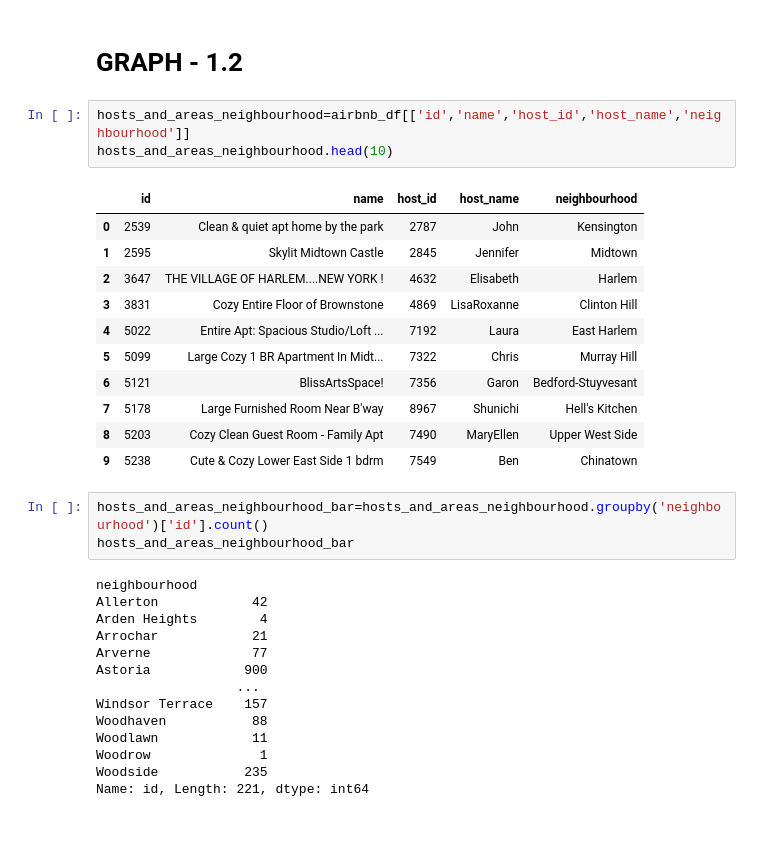
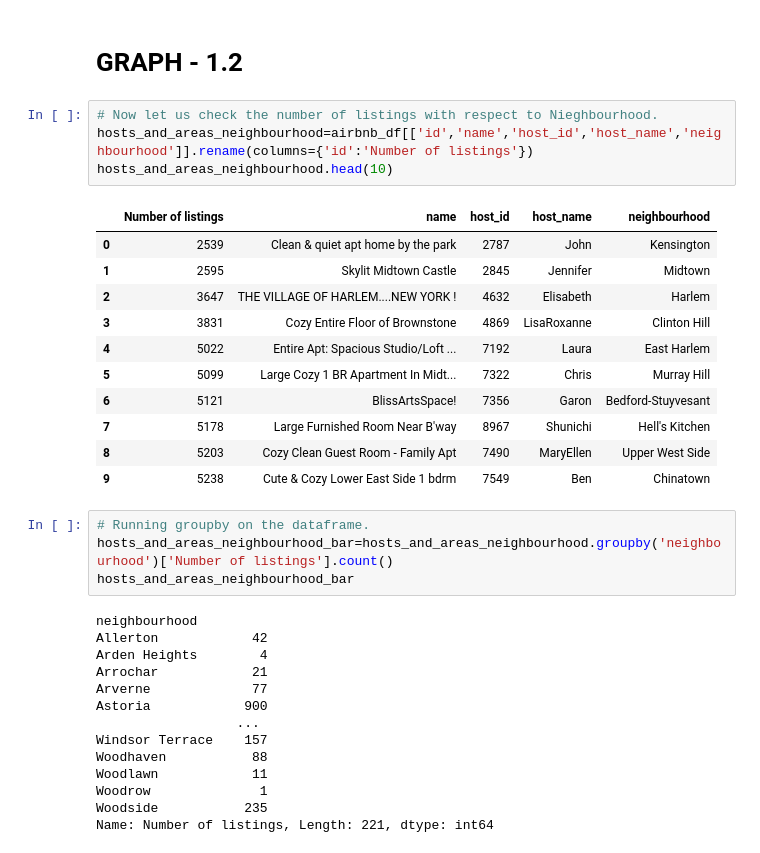
Before and after one commit to 66aadesh/AirBnB-Bookings-EDA, a Jupyter notebook: Copy_of_Airbnb_Bookings_Analysis_Capstone_Project.ipynb, the cells around one changed output. Drawn from its saved outputs; the diff is of its cells as text.

```diff
--- a/Copy_of_Airbnb_Bookings_Analysis_Capstone_Project.ipynb
+++ b/Copy_of_Airbnb_Bookings_Analysis_Capstone_Project.ipynb
@@ -176,10 +204,11 @@ Text(0, 0.5, 'Number of listings')
 # %% [markdown]
 # GRAPH - 1.2
 # %%
-hosts_and_areas_neighbourhood=airbnb_df[['id','name','host_id','host_name','neighbourhood']]
+# Now let us check the number of listings with respect to Nieghbourhood.
+hosts_and_areas_neighbourhood=airbnb_df[['id','name','host_id','host_name','neighbourhood']].rename(columns={'id':'Number of listings'})
 hosts_and_areas_neighbourhood.head(10)
 # %% [output]
-|  | id | name | host_id | host_name | neighbourhood |
+|  | Number of listings | name | host_id | host_name | neighbourhood |
 | 0 | 2539 | Clean & quiet apt home by the park | 2787 | John | Kensington |
 | 1 | 2595 | Skylit Midtown Castle | 2845 | Jennifer | Midtown |
 | 2 | 3647 | THE VILLAGE OF HARLEM....NEW YORK ! | 4632 | Elisabeth | Harlem |
@@ -191,7 +220,8 @@ hosts_and_areas_neighbourhood.head(10)
 | 8 | 5203 | Cozy Clean Guest Room - Family Apt | 7490 | MaryEllen | Upper West Side |
 | 9 | 5238 | Cute & Cozy Lower East Side 1 bdrm | 7549 | Ben | Chinatown |
 # %%
-hosts_and_areas_neighbourhood_bar=hosts_and_areas_neighbourhood.groupby('neighbourhood')['id'].count()
+# Running groupby on the dataframe.
+hosts_and_areas_neighbourhood_bar=hosts_and_areas_neighbourhood.groupby('neighbourhood')['Number of listings'].count()
 hosts_and_areas_neighbourhood_bar
 # %% [output]
 neighbourhood
@@ -206,5 +236,5 @@ Woodhaven           88
 Woodlawn            11
 Woodrow              1
 Woodside           235
-Name: id, Length: 221, dtype: int64
+Name: Number of listings, Length: 221, dtype: int64
 # %%
```
Also changed, not shown: parts of 27 cells of this notebook.
